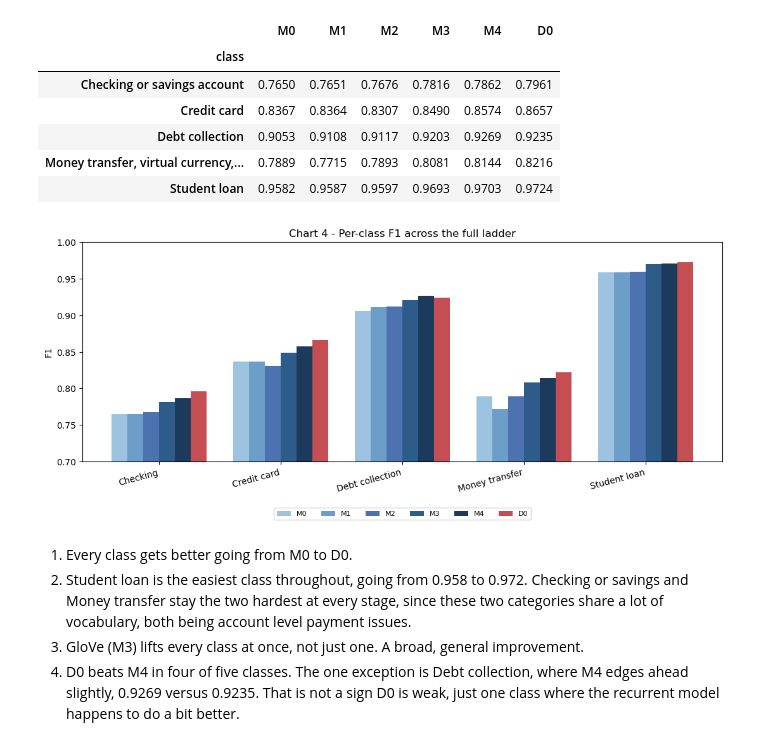
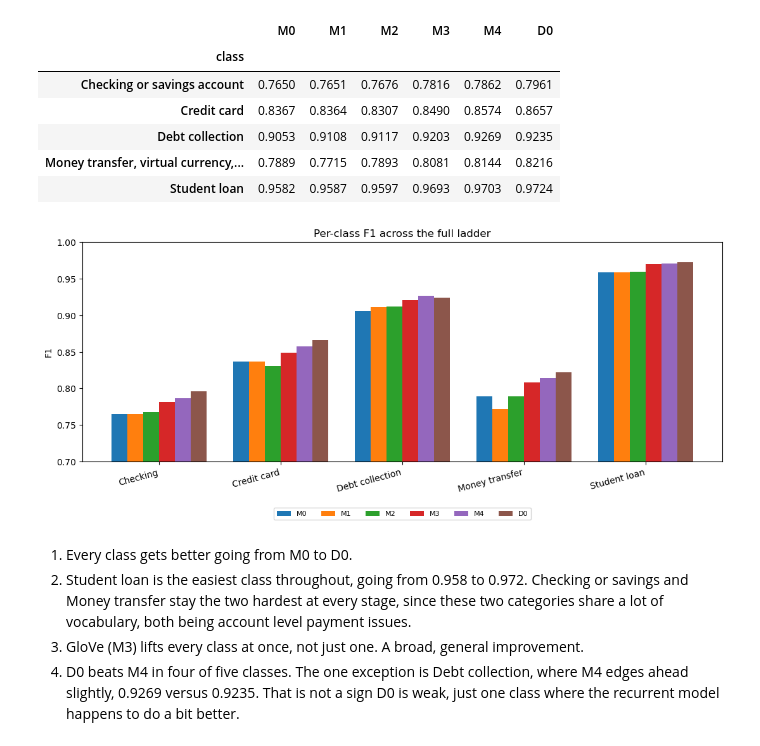
Before and after one commit to Udbhav748/fintech-complaint-classification-lstm-distilbert, a Jupyter notebook: notebooks/05_final_results.ipynb, the cells around one changed output. Drawn from its saved outputs; the diff is of its cells as text; code cells hidden in the pictures.

```diff
--- a/notebooks/05_final_results.ipynb
+++ b/notebooks/05_final_results.ipynb
@@ -153,24 +141,23 @@ per_class_df.round(4)
 # %%
 class_labels_short = [l.split(",")[0].split(" or ")[0] for l in LABELS]
 model_order = ["M0", "M1", "M2", "M3", "M4", "D0"]
-model_colors = ["#9EC3E0", "#6D9EC9", "#4C72B0", "#2E5C8A", "#1B3A5C", "#C44E52"]
 x = np.arange(len(class_labels_short))
 width = 0.13
 fig, ax = plt.subplots(figsize=(11, 5))
 for i, m in enumerate(model_order):
     vals = per_class_df[m].values
-    ax.bar(x + (i - 2.5) * width, vals, width, label=m, color=model_colors[i])
+    ax.bar(x + (i - 2.5) * width, vals, width, label=m)
 ax.set_xticks(x)
 ax.set_xticklabels(class_labels_short, rotation=15, ha="right")
 ax.set_ylabel("F1")
 ax.set_ylim(0.7, 1.0)
-ax.set_title("Chart 4 - Per-class F1 across the full ladder")
+ax.set_title("Per-class F1 across the full ladder")
 ax.legend(ncol=6, fontsize=8, loc="lower center", bbox_to_anchor=(0.5, -0.28))
 plt.tight_layout()
-fig.savefig("../assets/per_class_f1.png", dpi=150, bbox_inches="tight")
+fig.savefig("../assets/per_class_f1.png", dpi=150)
 plt.show()
 # %% [output]
-[figure, old version]
+[figure, new version]
 # %% [markdown]
 1. Every class gets better going from M0 to D0.
 2. Student loan is the easiest class throughout, going from 0.958 to 0.972. Checking or savings and Money transfer stay the two hardest at every stage, since these two categories share a lot of vocabulary, both being account level payment issues.
```
Also changed, not shown: parts of 5 cells of this notebook, 11 other files.
